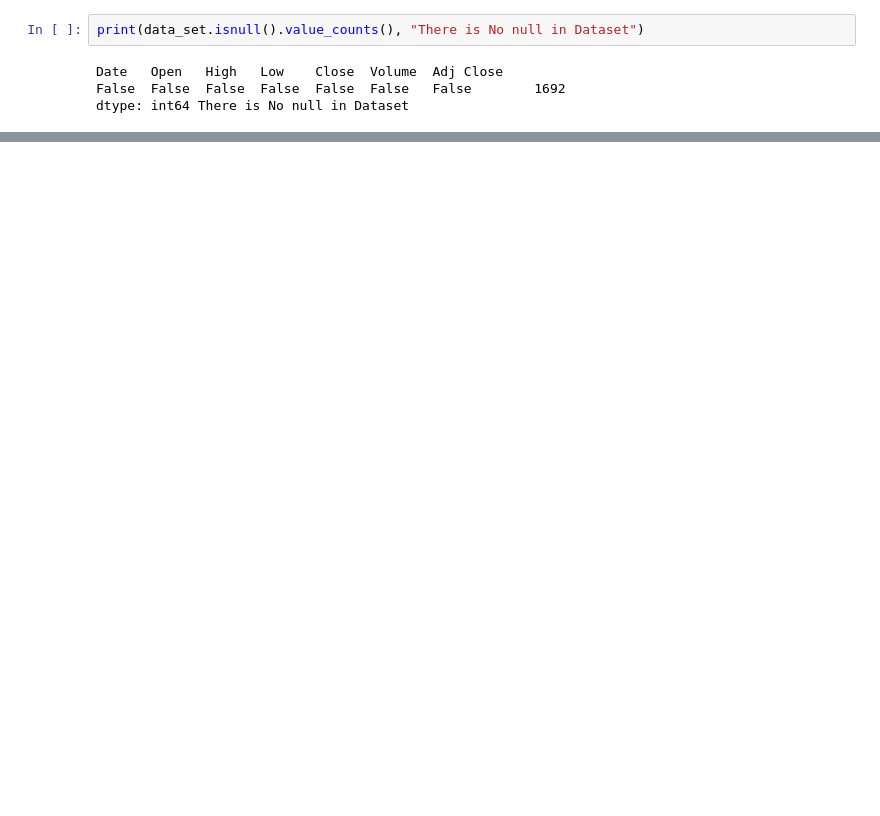
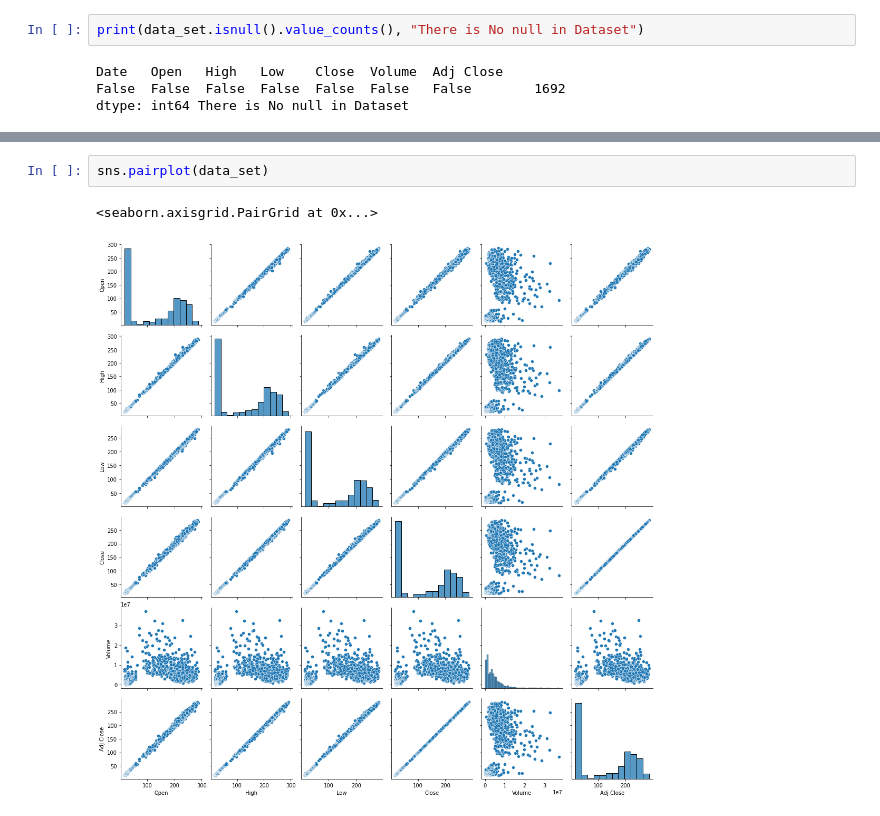
Before and after one commit to meeratif/techatif, a Jupyter notebook: tesla-stock-price-explore.ipynb, the cells around one changed output, grey strips where cells are left out. Saved outputs shown, nothing was run; the diff lists cells and outputs as text; blank space fills up the shorter version.

```diff
--- a/tesla-stock-price-explore.ipynb
+++ b/tesla-stock-price-explore.ipynb
@@ -237,0 +276,5 @@ dtype: int64 There is No null in Dataset
+# %%
+sns.pairplot(data_set)
+# %% [output]
+<seaborn.axisgrid.PairGrid at 0x...>
+[figure, added]
```
Also changed, not shown: parts of 8 cells of this notebook.
